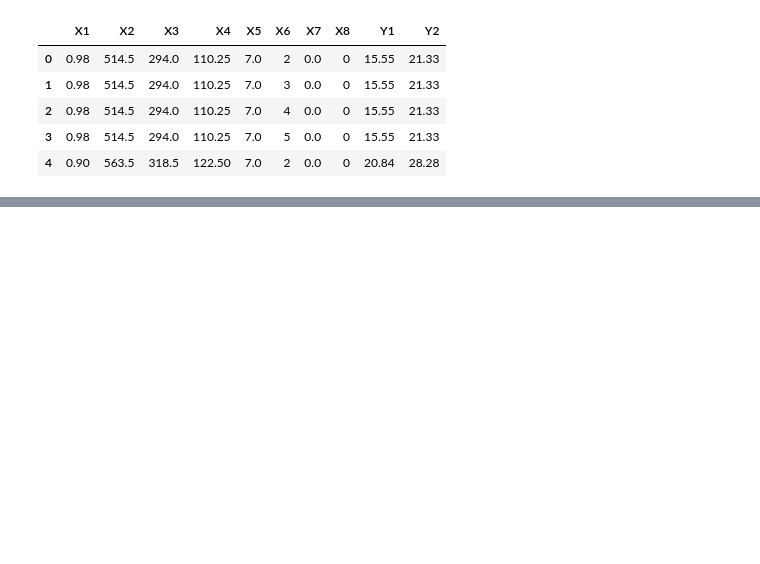
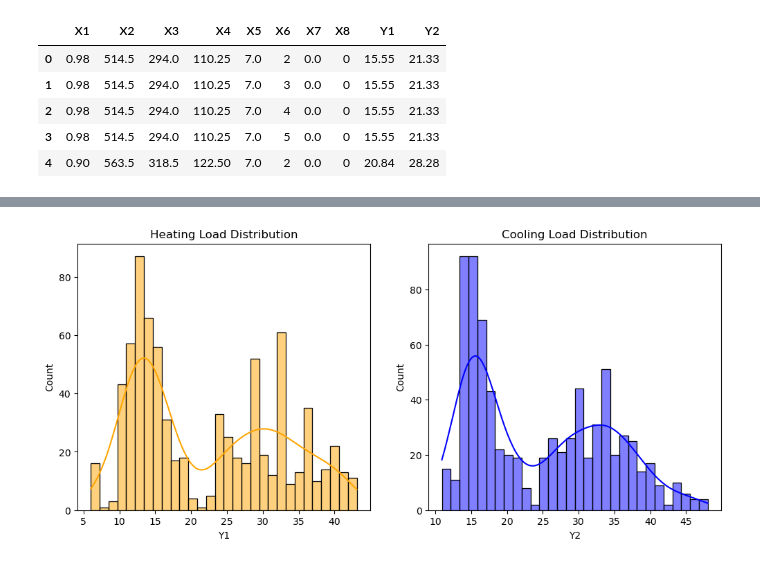
Before and after one commit to tolly00/phase-4-project, a Jupyter notebook: index.ipynb, the cells around one changed output, grey strips where cells are left out. Drawn from its saved outputs; the diff is of its cells as text; code cells hidden in the pictures; blank space fills up the shorter version.

```diff
--- a/index.ipynb
+++ b/index.ipynb
@@ -58,0 +150,11 @@ df.head()
+# %%
+fig, axes = plt.subplots(1, 2, figsize=(12,5))
+sns.histplot(df["Y1"], bins=30, kde=True, ax=axes[0], color="orange")
+axes[0].set_title("Heating Load Distribution")
+
+sns.histplot(df["Y2"], bins=30, kde=True, ax=axes[1], color="blue")
+axes[1].set_title("Cooling Load Distribution")
+
+plt.show()
+# %% [output]
+[figure, added]
```
Also changed, not shown: parts of 43 cells of this notebook.
